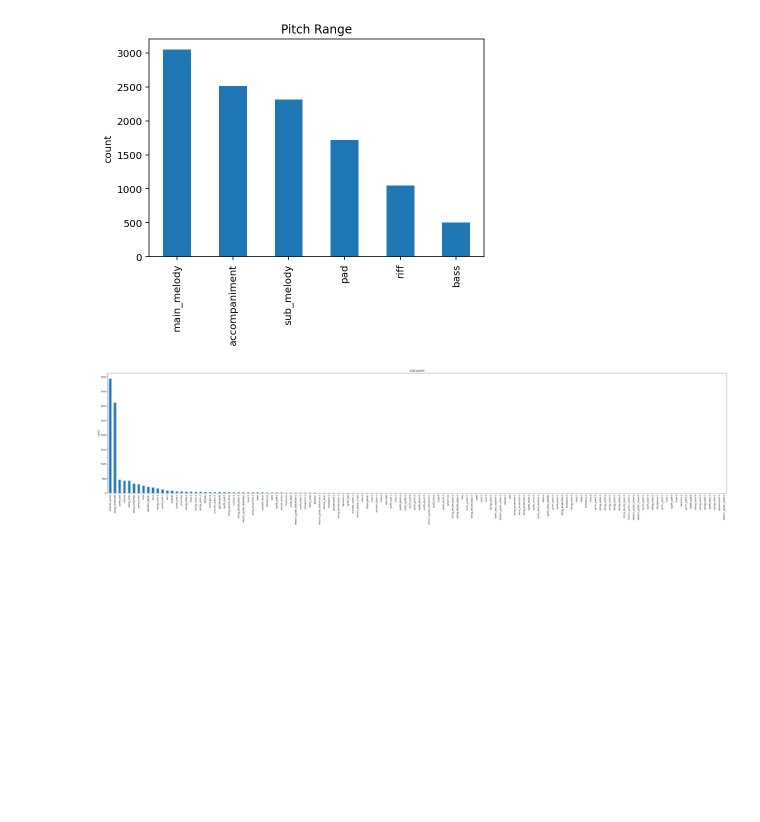
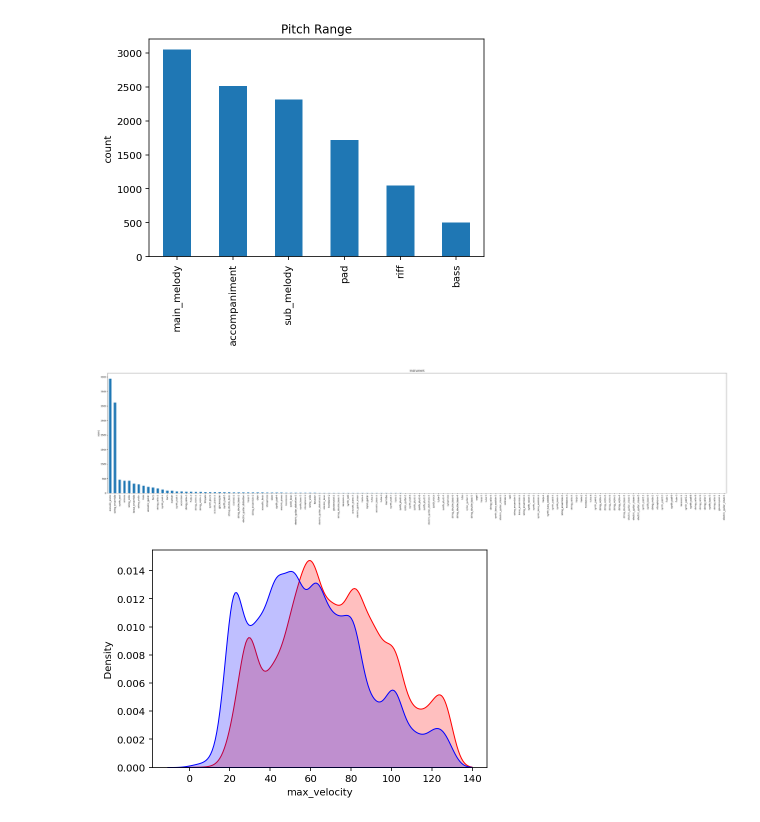
Before and after one commit to Data-Science-Community-SRM/Rhythm-Generator, a Jupyter notebook: notebook/EDA_zayed.ipynb, the cells around one changed output. Cells and saved outputs as stored; diff of their text form; code cells hidden in the pictures; blank space fills up the shorter version.

```diff
--- a/notebook/EDA_zayed.ipynb
+++ b/notebook/EDA_zayed.ipynb
@@ -168,3 +149,9 @@ plt.ylabel("count")
 plt.show()
 # %% [output]
 [figure]
+# %%
+sns.kdeplot(df['max_velocity'],color='red',shade=True)
+sns.kdeplot(df['min_velocity'],color='blue',shade=True)
+plt.show()
+# %% [output]
+[figure, added]
```
Also changed, not shown: parts of 1 cell of this notebook.
